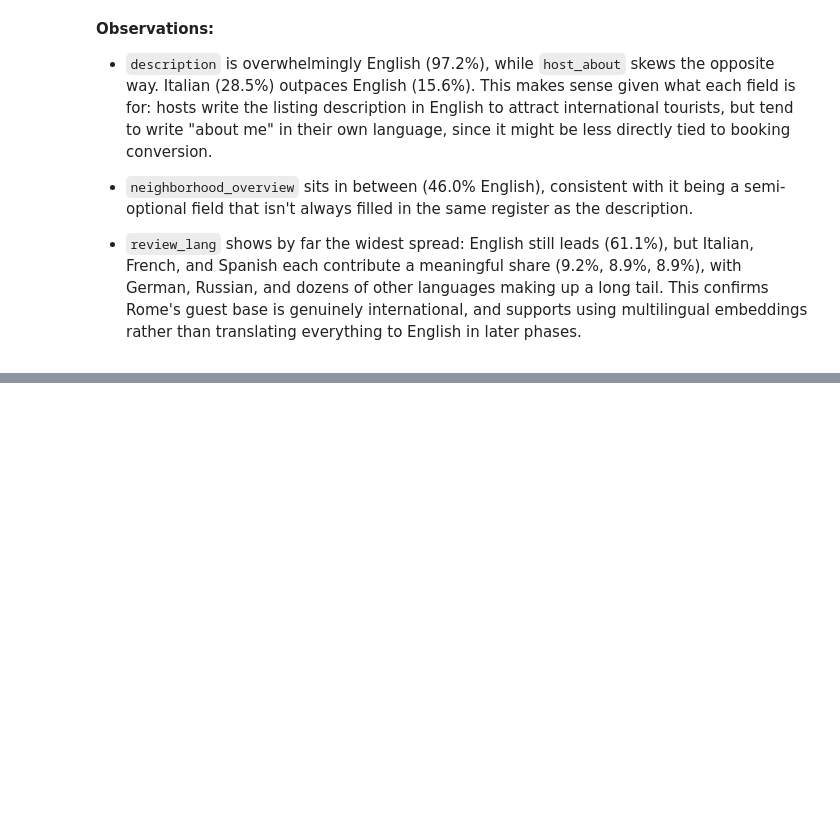
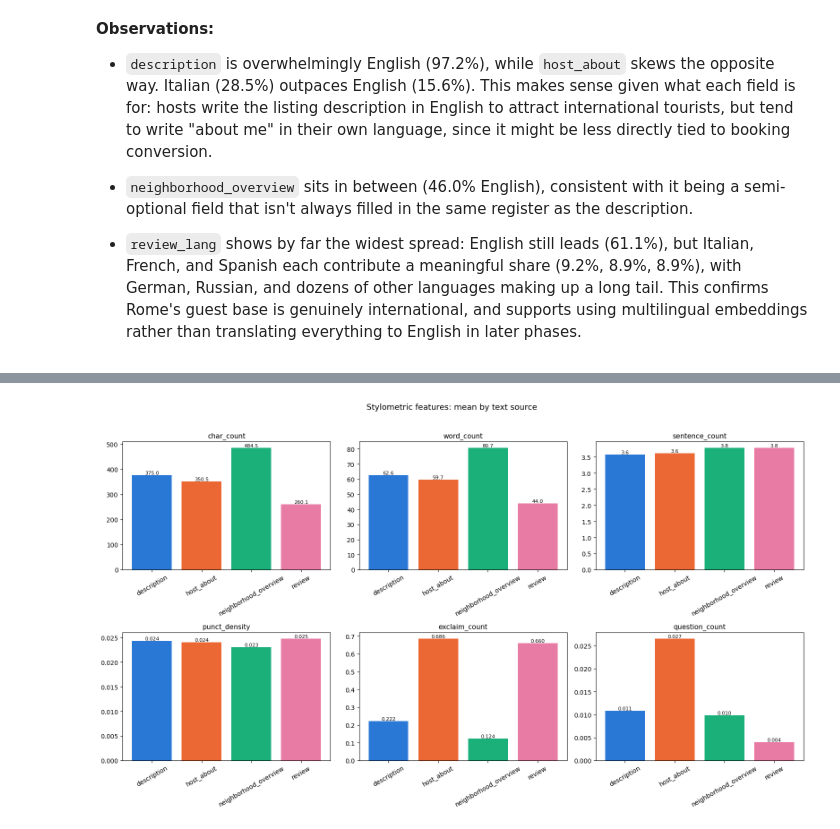
Before and after one commit to pln6/airbnb-market-segmentation-analysis, a Jupyter notebook: notebooks/02_feature_engineering.ipynb, the cells around one changed output, grey strips where cells are left out. Drawn from its saved outputs; the diff is of its cells as text; code cells hidden in the pictures; blank space fills up the shorter version.

Commit message:
feat: add stylometric length/punctuation features

```diff
--- a/notebooks/02_feature_engineering.ipynb
+++ b/notebooks/02_feature_engineering.ipynb
@@ -1011,0 +1040,14 @@ plt.show()
+# %%
+# listing text fields
+cols = ['char_count', 'word_count', 'sentence_count', 'punct_density', 'exclaim_count', 'question_count']
+
+for field in ['description_cleaned', 'host_about_cleaned', 'neighborhood_overview_cleaned']:
+    prefix = field.replace('_cleaned', '')
+    results = listings_clean[field].apply(text_stats)
+    stats = pd.DataFrame(results.tolist(), columns=[f'{prefix}_{c}' for c in cols], index=results.index)
+    for col in stats.columns:
+        listings_clean[col] = stats[col]
+
+display(listings_clean[[c for c in listings_clean.columns
+                          if c.startswith(('description_', 'host_about_', 'neighborhood_overview_'))
+                          and c.endswith(('_count', '_density'))]].describe())
@@ -1011,0 +1095,36 @@ plt.show()
+# %%
+sources = {
+    'description': 'description_',
+    'host_about': 'host_about_',
+    'neighborhood_overview': 'neighborhood_overview_',
+    'review': 'review_'
+}
+
+fig, axes = plt.subplots(2, 3, figsize=(16, 9))
+axes = axes.flatten()
+
+colors = {'description': '#2a78d6', 'host_about': '#eb6834', 'neighborhood_overview': '#1baf7a', 'review': '#e87ba4'}
+
+for i, metric in enumerate(cols):
+    ax = axes[i]
+    means = []
+    labels = []
+    bar_colors = []
+    for source_name, prefix in sources.items():
+        col = f'{prefix}{metric}'
+        if col in listings_clean.columns:
+            means.append(listings_clean[col].mean())
+            labels.append(source_name)
+            bar_colors.append(colors[source_name])
+
+    ax.bar(labels, means, color=bar_colors)
+    ax.set_title(metric, fontsize=11)
+    ax.tick_params(axis='x', rotation=30)
+    for j, v in enumerate(means):
+        ax.text(j, v, f'{v:.3f}' if v < 1 else f'{v:.1f}', ha='center', va='bottom', fontsize=8)
+
+plt.suptitle('Stylometric features: mean by text source', fontsize=13, y=1.02)
+plt.tight_layout()
+plt.show()
+# %% [output]
+[figure, added]
```
Also changed, not shown: parts of 8 cells of this notebook.
